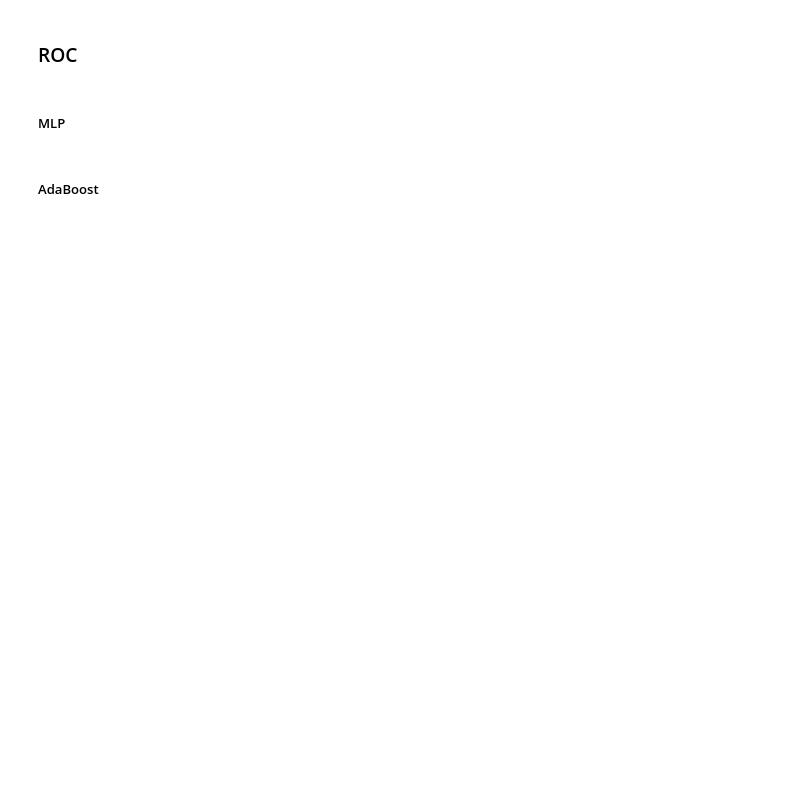
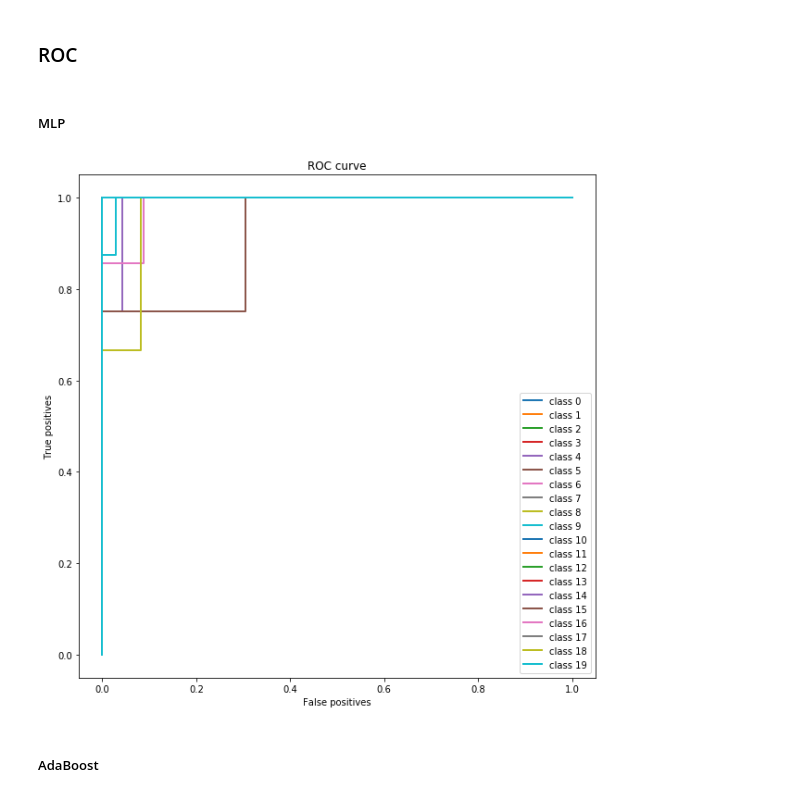
Before and after one commit to pszemkor/ML-AdaBoost-NN-comparison, a Jupyter notebook: ML-proj.ipynb, the cells around one changed output. Saved outputs shown, nothing was run; the diff lists cells and outputs as text; code cells hidden in the pictures; blank space fills up the shorter version.

```diff
--- a/ML-proj.ipynb
+++ b/ML-proj.ipynb
@@ -294,18 +282,17 @@ plt.show()
 # %% [markdown]
 #####  MLP
 # %%
-cls = OneVsRestClassifier(estimator=create_mlp())
-cls.fit(X_train, Y_train_bin)
-pred = cls.predict(X_test)
-for i in range(20):
-    fpr, tpr, _ = roc_curve(Y_test_bin, pred)
+for i in range(n):
+    fpr, tpr, _ = roc_curve(Y_test_bin[:, i], mlp_pred[:, i])
     plt.plot(fpr, tpr, lw=2, label='class {}'.format(i))
 plt.rcParams["figure.figsize"] = (10,10)
 plt.xlabel("False positives")
 plt.ylabel("True positives")
 plt.legend(loc="best")
 plt.title("ROC curve")
 plt.show()
+# %% [output]
+[figure, added]
 # %% [markdown]
 #####  AdaBoost
 # %%
```
Also changed, not shown: parts of 18 cells of this notebook.
